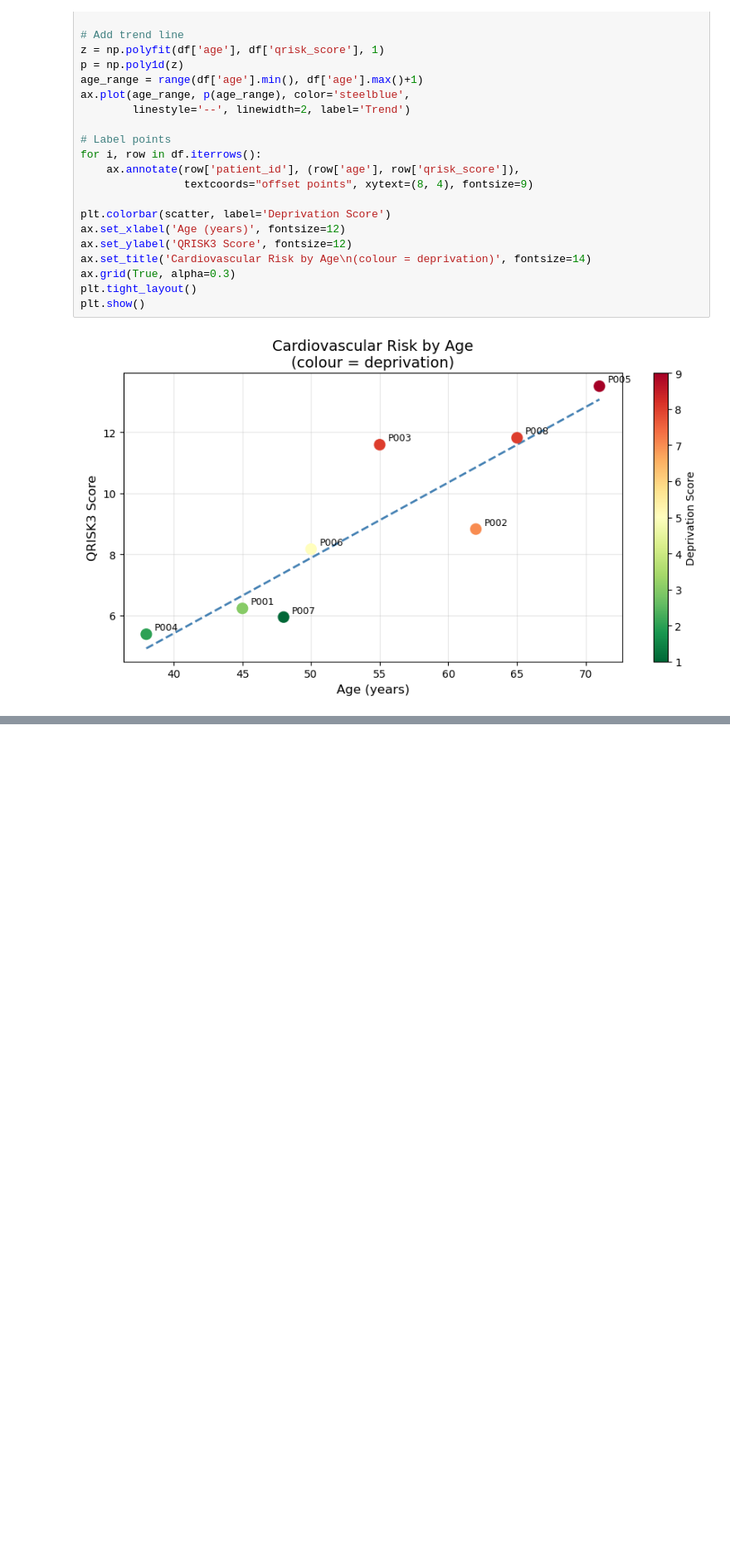
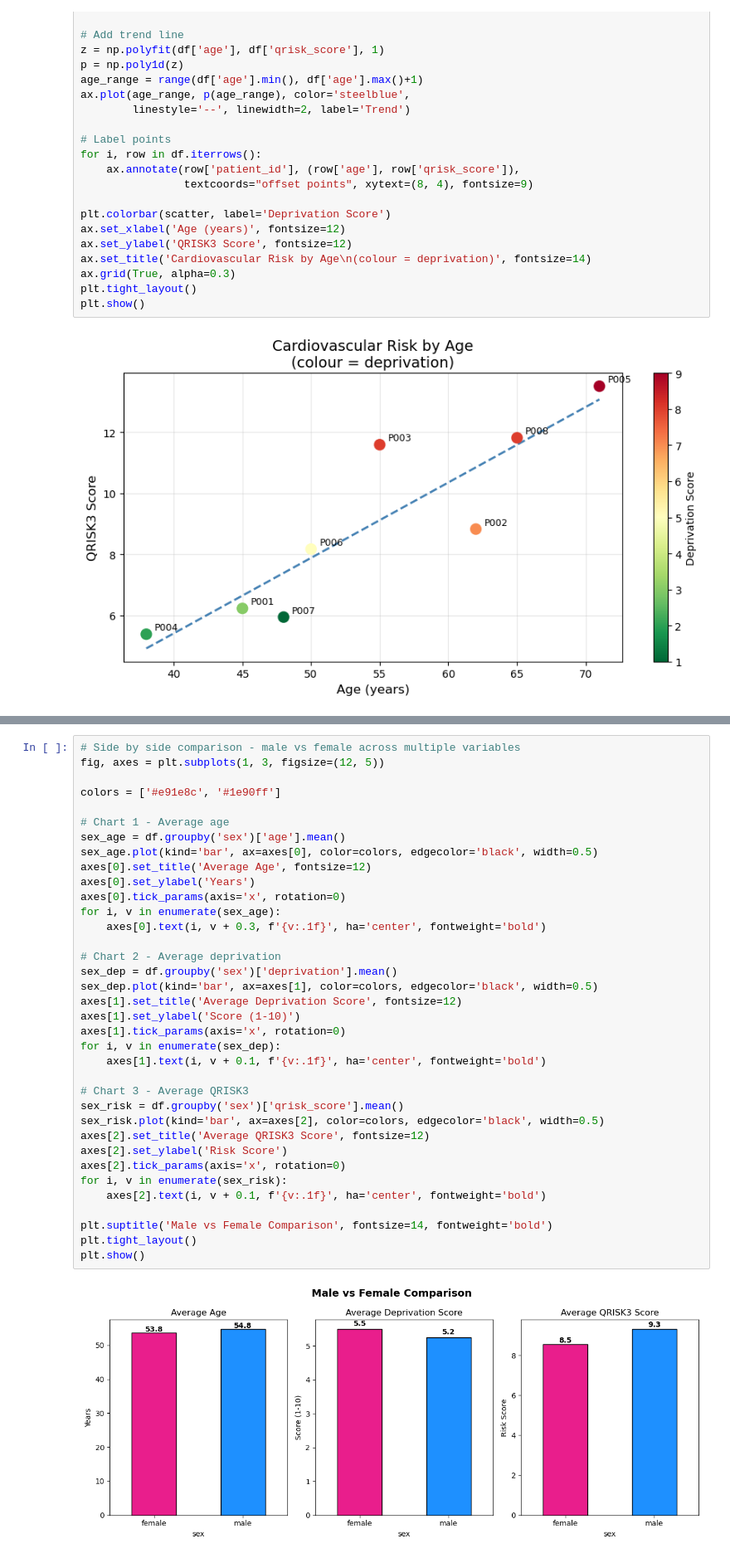
Before and after one commit to Lyra-cb/Qrisk3_Project, a Jupyter notebook: qrisk3.ipynb, the cells around one changed output, grey strips where cells are left out. Shown at 83% size. Cells and saved outputs as stored; diff of their text form; blank space fills up the shorter version.

```diff
--- a/qrisk3.ipynb
+++ b/qrisk3.ipynb
@@ -276,0 +317,38 @@ plt.show()
+# %%
+# Side by side comparison - male vs female across multiple variables
+fig, axes = plt.subplots(1, 3, figsize=(12, 5))
+
+colors = ['#e91e8c', '#1e90ff']
+
+# Chart 1 - Average age
+sex_age = df.groupby('sex')['age'].mean()
+sex_age.plot(kind='bar', ax=axes[0], color=colors, edgecolor='black', width=0.5)
+axes[0].set_title('Average Age', fontsize=12)
+axes[0].set_ylabel('Years')
+axes[0].tick_params(axis='x', rotation=0)
+for i, v in enumerate(sex_age):
+    axes[0].text(i, v + 0.3, f'{v:.1f}', ha='center', fontweight='bold')
+
+# Chart 2 - Average deprivation
+sex_dep = df.groupby('sex')['deprivation'].mean()
+sex_dep.plot(kind='bar', ax=axes[1], color=colors, edgecolor='black', width=0.5)
+axes[1].set_title('Average Deprivation Score', fontsize=12)
+axes[1].set_ylabel('Score (1-10)')
+axes[1].tick_params(axis='x', rotation=0)
+for i, v in enumerate(sex_dep):
+    axes[1].text(i, v + 0.1, f'{v:.1f}', ha='center', fontweight='bold')
+
+# Chart 3 - Average QRISK3
+sex_risk = df.groupby('sex')['qrisk_score'].mean()
+sex_risk.plot(kind='bar', ax=axes[2], color=colors, edgecolor='black', width=0.5)
+axes[2].set_title('Average QRISK3 Score', fontsize=12)
+axes[2].set_ylabel('Risk Score')
+axes[2].tick_params(axis='x', rotation=0)
+for i, v in enumerate(sex_risk):
+    axes[2].text(i, v + 0.1, f'{v:.1f}', ha='center', fontweight='bold')
+
+plt.suptitle('Male vs Female Comparison', fontsize=14, fontweight='bold')
+plt.tight_layout()
+plt.show()
+# %% [output]
+[figure, added]
```
Also changed, not shown: parts of 9 cells of this notebook.
